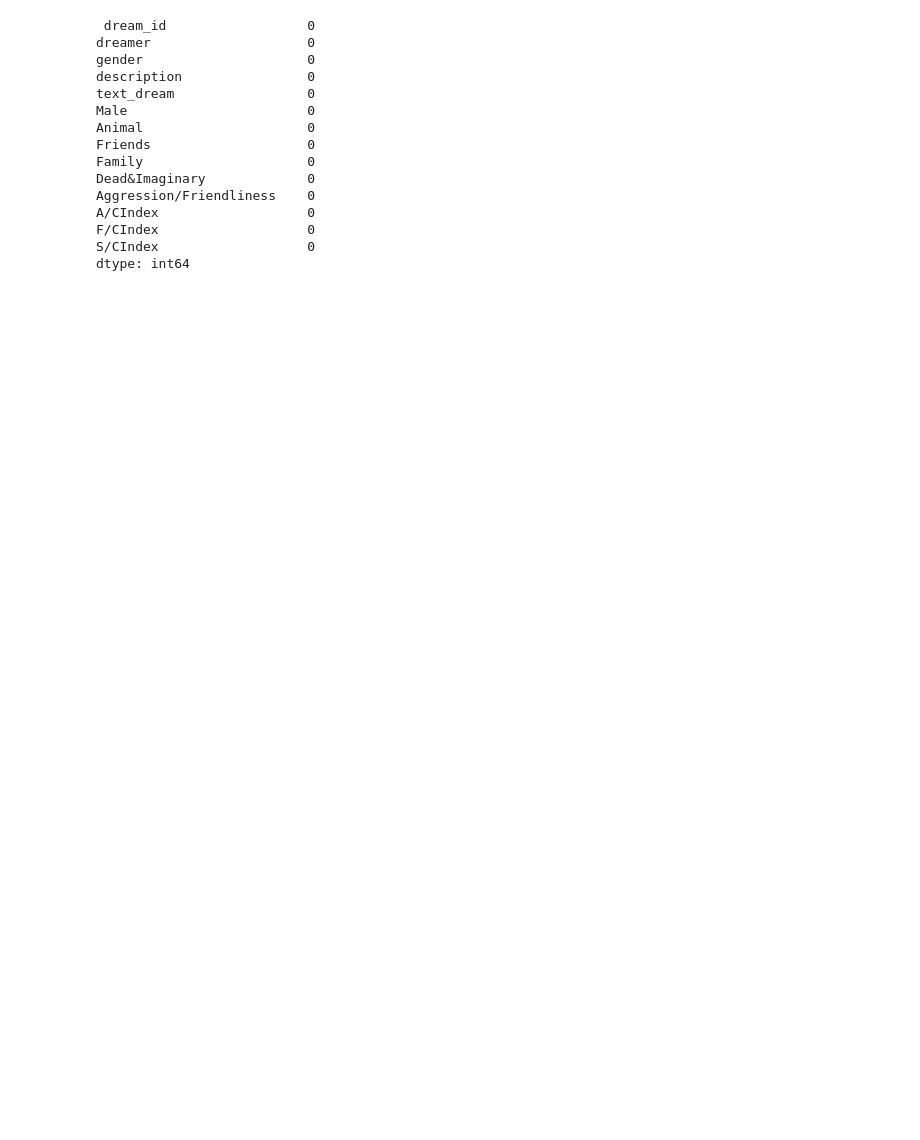
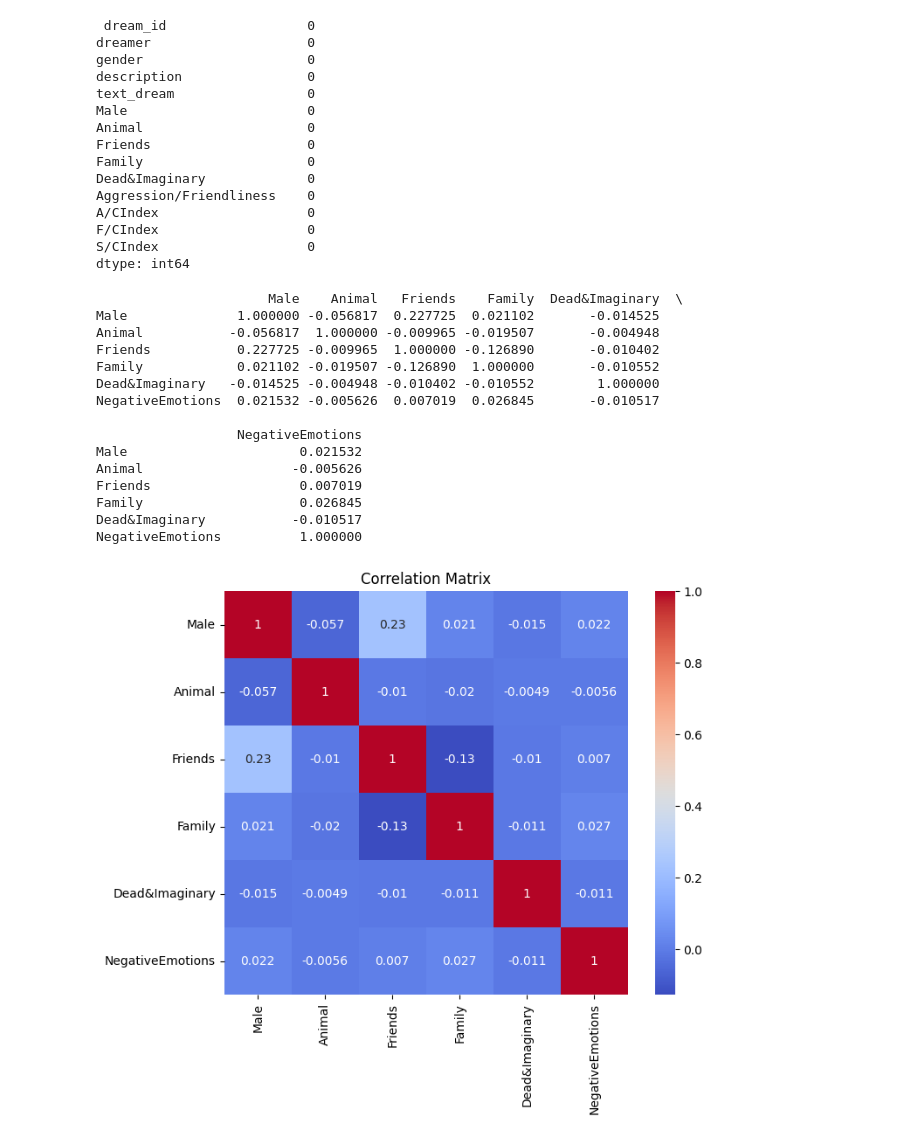
Before and after one commit to erika-ld/CPSC483-Machine-Learning-Project, a Jupyter notebook: data_preprocessing.ipynb, the cells around one changed output. Saved outputs shown, nothing was run; the diff lists cells and outputs as text; code cells hidden in the pictures; blank space fills up the shorter version.

Commit message:
correlation matrix added

```diff
--- a/data_preprocessing.ipynb
+++ b/data_preprocessing.ipynb
@@ -197,0 +197,32 @@ dtype: int64
+# %%
+#correlation matrix
+selected_columns = dreams[['Male', 'Animal', 'Friends', 'Family', 'Dead&Imaginary', 'NegativeEmotions']]
+
+# Calculate the correlation matrix
+correlation_matrix = selected_columns.corr()
+
+# Display the correlation matrix
+print(correlation_matrix)
+
+# Visualize the correlation matrix
+plt.figure(figsize=(8, 6))
+sns.heatmap(correlation_matrix, annot=True, cmap='coolwarm', square=True)
+plt.title('Correlation Matrix')
+plt.show()
+# %% [output]
+                      Male    Animal   Friends    Family  Dead&Imaginary  \
+Male              1.000000 -0.056817  0.227725  0.021102       -0.014525
+Animal           -0.056817  1.000000 -0.009965 -0.019507       -0.004948
+Friends           0.227725 -0.009965  1.000000 -0.126890       -0.010402
+Family            0.021102 -0.019507 -0.126890  1.000000       -0.010552
+Dead&Imaginary   -0.014525 -0.004948 -0.010402 -0.010552        1.000000
+NegativeEmotions  0.021532 -0.005626  0.007019  0.026845       -0.010517
+
+                  NegativeEmotions
+Male                      0.021532
+Animal                   -0.005626
+Friends                   0.007019
+Family                    0.026845
+Dead&Imaginary           -0.010517
+NegativeEmotions          1.000000
+[figure, added]
```
Also changed, not shown: parts of 2 cells of this notebook.
